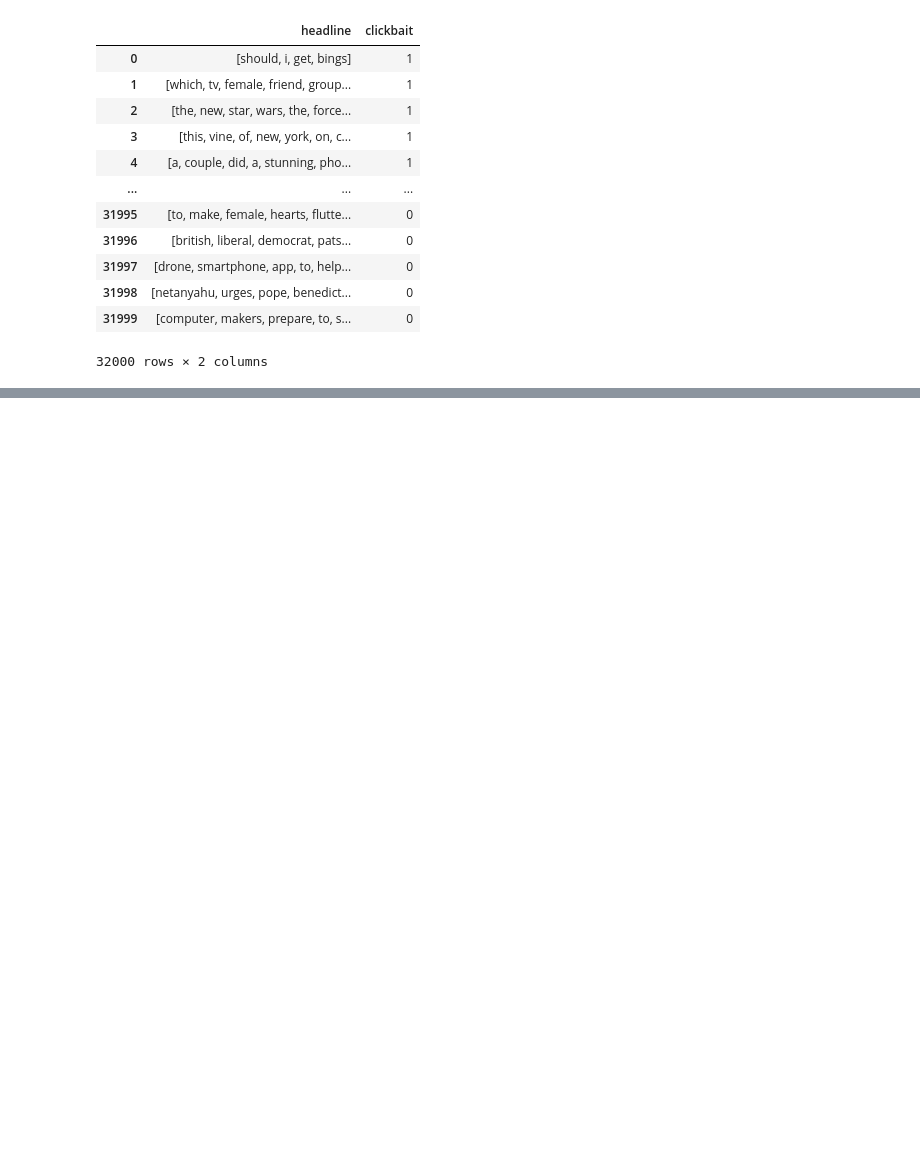
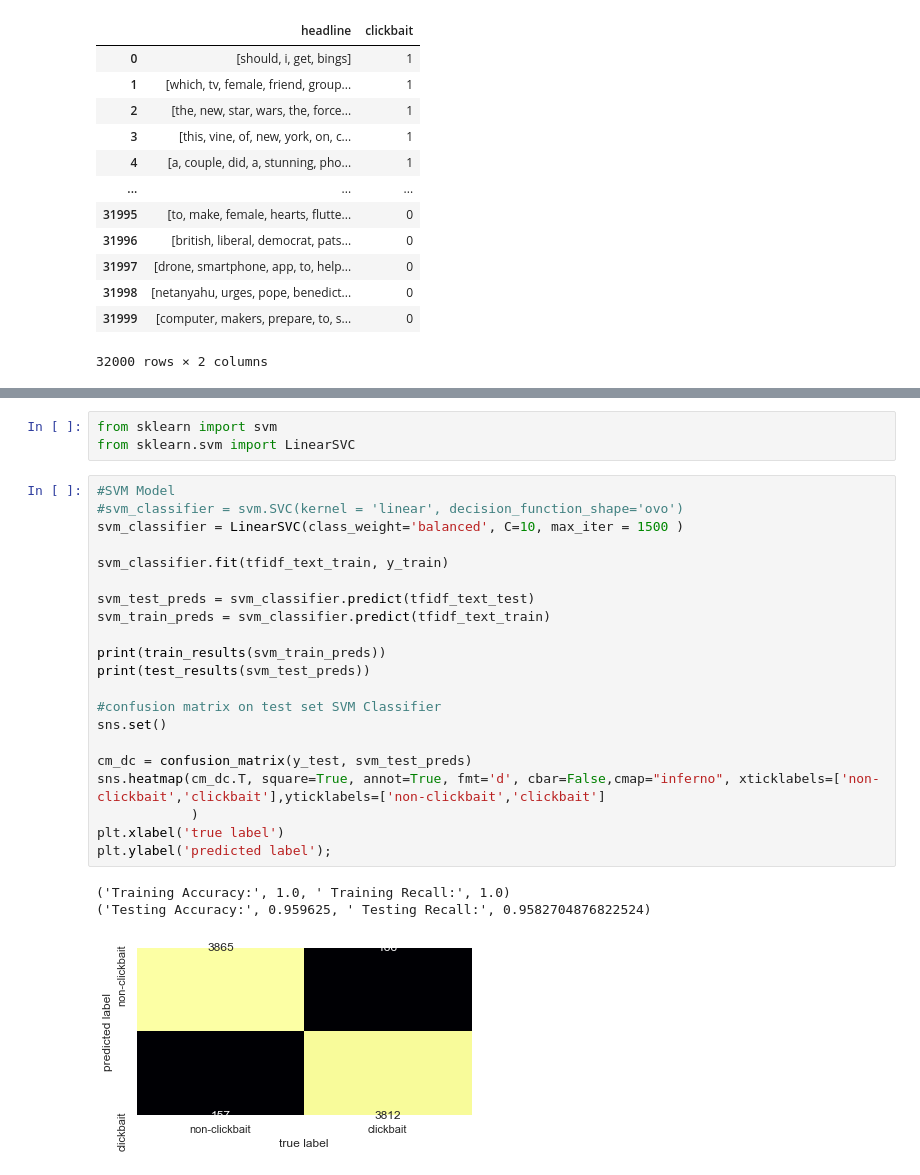
Before and after one commit to tjkim614/clickbait_headline_detector, a Jupyter notebook: 2_scrub.ipynb, the cells around one changed output, grey strips where cells are left out. Saved outputs shown, nothing was run; the diff lists cells and outputs as text; blank space fills up the shorter version.

Commit message:
modelling

```diff
--- a/2_scrub.ipynb
+++ b/2_scrub.ipynb
@@ -409,0 +560,28 @@ Name: headline, Length: 24000, dtype: object
+# %%
+from sklearn import svm
+from sklearn.svm import LinearSVC
+# %%
+#SVM Model
+#svm_classifier = svm.SVC(kernel = 'linear', decision_function_shape='ovo')
+svm_classifier = LinearSVC(class_weight='balanced', C=10, max_iter = 1500 )
+
+svm_classifier.fit(tfidf_text_train, y_train)
+
+svm_test_preds = svm_classifier.predict(tfidf_text_test)
+svm_train_preds = svm_classifier.predict(tfidf_text_train)
+
+print(train_results(svm_train_preds))
+print(test_results(svm_test_preds))
+
+#confusion matrix on test set SVM Classifier
+sns.set()
+
+cm_dc = confusion_matrix(y_test, svm_test_preds)
+sns.heatmap(cm_dc.T, square=True, annot=True, fmt='d', cbar=False,cmap="inferno", xticklabels=['non-clickbait','clickbait'],yticklabels=['non-clickbait','clickbait']
+            )
+plt.xlabel('true label')
+plt.ylabel('predicted label');
+# %% [output]
+('Training Accuracy:', 1.0, ' Training Recall:', 1.0)
+('Testing Accuracy:', 0.959625, ' Testing Recall:', 0.9582704876822524)
+[figure, added]
```
Also changed, not shown: parts of 23 cells of this notebook, 1 other file.
